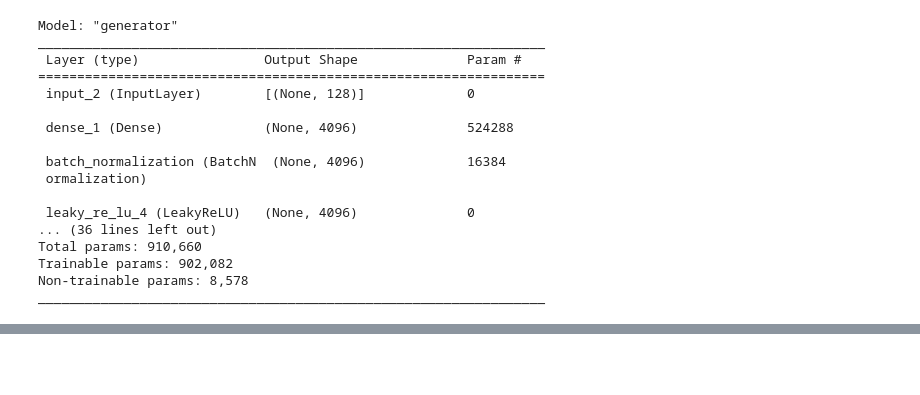
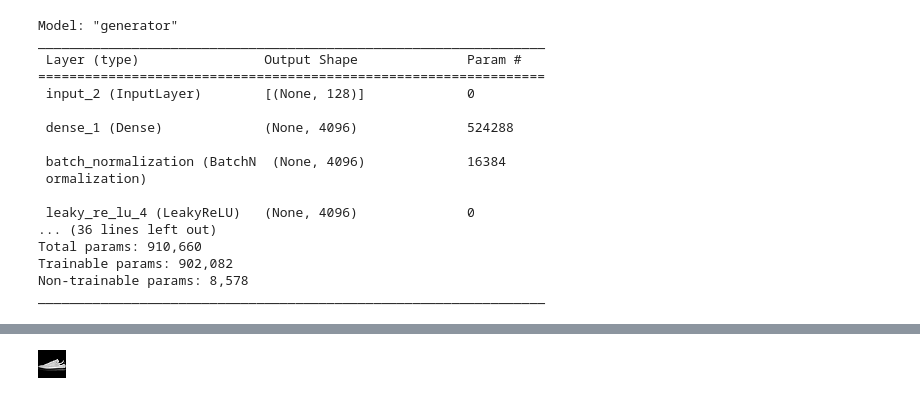
Before and after one commit to Gosungjoo/PGGANs, a Jupyter notebook: Untitled0.ipynb, the cells around one changed output, grey strips where cells are left out. Drawn from its saved outputs; the diff is of its cells as text; code cells hidden in the pictures; blank space fills up the shorter version.

```diff
--- a/Untitled0.ipynb
+++ b/Untitled0.ipynb
@@ -427,0 +447,10 @@ display(Image("generated_img_2_19.png"))
+# %%
+
+            train_images
+            img = train_images[6]
+            img = keras.preprocessing.image.array_to_img(img)
+            img.save("testimag.png")
+
+display(Image("testimag.png"))
+# %% [output]
+[figure, added]
```
Also changed, not shown: parts of 3 cells of this notebook.
